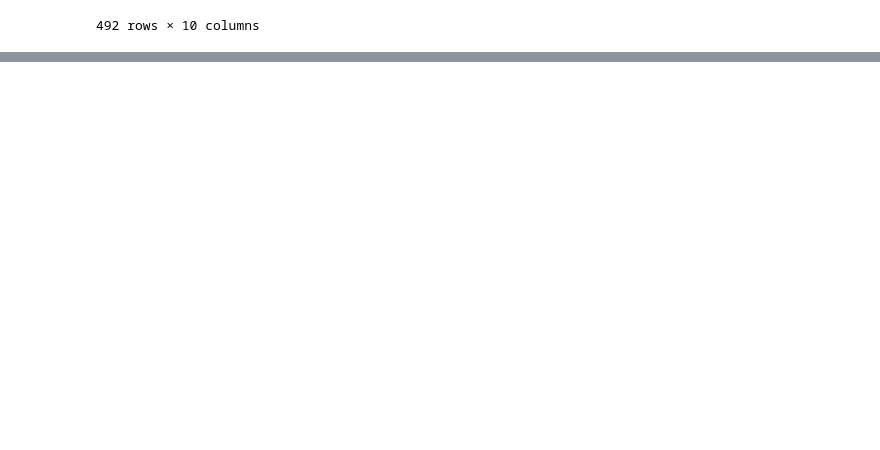
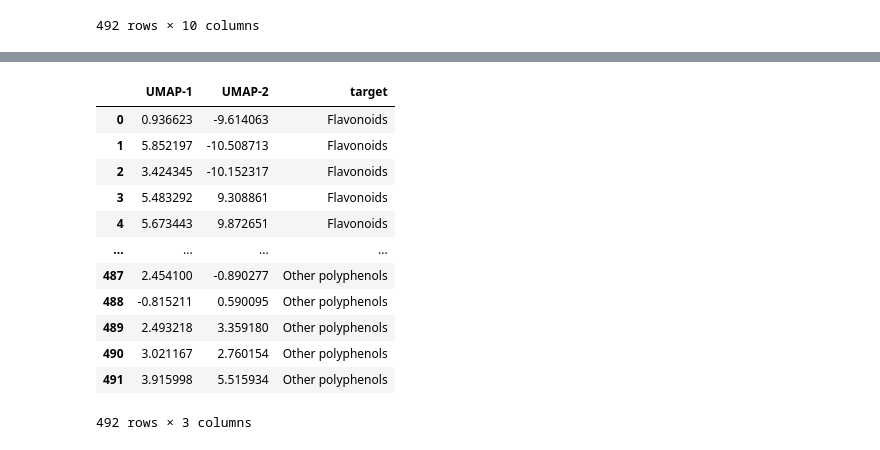
Before and after one commit to poclab-web/chemplot, a Jupyter notebook: chemplot.ipynb, the cells around one changed output, grey strips where cells are left out. Drawn from its saved outputs; the diff is of its cells as text; code cells hidden in the pictures; blank space fills up the shorter version.

```diff
--- a/chemplot.ipynb
+++ b/chemplot.ipynb
@@ -102,0 +149,6 @@ Because a target list has been provided 'tailored' as been selected as sym_type.
+# %%
+cp_umap=Plotter.from_smiles(df["smiles"], target = df["compound_class"], target_type="C", sim_type="structural")
+
+df_umap = cp_umap.umap(n_neighbors=5,min_dist=0.99,pca=True)
+
+cp_umap.visualize_plot()
@@ -102,0 +158,16 @@ Because a target list has been provided 'tailored' as been selected as sym_type.
+# %%
+df_umap
+# %% [output]
+|  | UMAP-1 | UMAP-2 | target |
+| 0 | 0.936623 | -9.614063 | Flavonoids |
+| 1 | 5.852197 | -10.508713 | Flavonoids |
+| 2 | 3.424345 | -10.152317 | Flavonoids |
+| 3 | 5.483292 | 9.308861 | Flavonoids |
+| 4 | 5.673443 | 9.872651 | Flavonoids |
+| ... | ... | ... | ... |
+| 487 | 2.454100 | -0.890277 | Other polyphenols |
+| 488 | -0.815211 | 0.590095 | Other polyphenols |
+| 489 | 2.493218 | 3.359180 | Other polyphenols |
+| 490 | 3.021167 | 2.760154 | Other polyphenols |
+| 491 | 3.915998 | 5.515934 | Other polyphenols |
+492 rows × 3 columns
```
Also changed, not shown: parts of 11 cells of this notebook.
